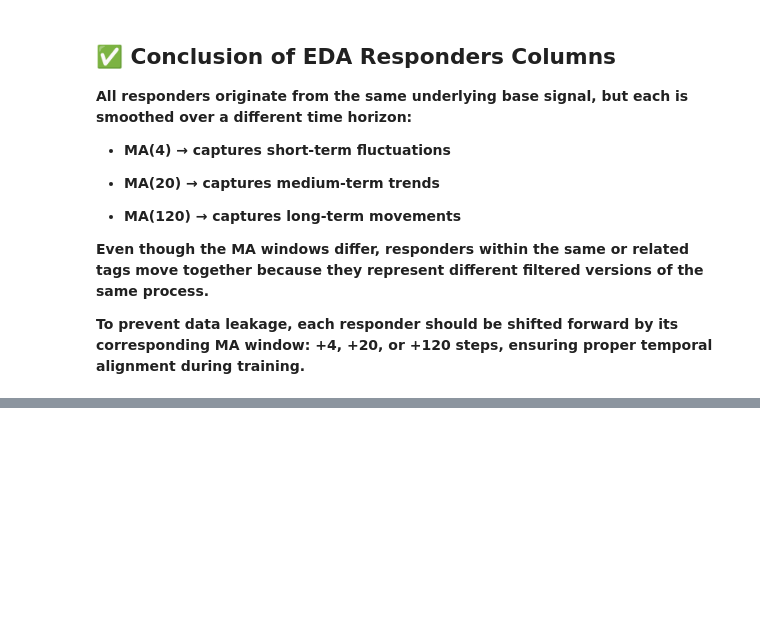
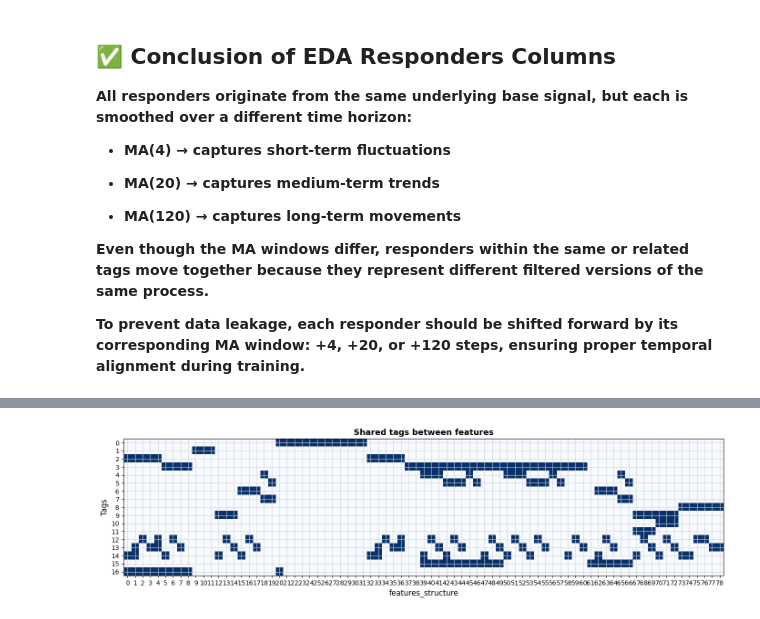
Before and after one commit to MohamedZakariaaFouda/Jane_Street_Competition, a Jupyter notebook: notebooks/end-to-end-data-science-life-cycle.ipynb, the cells around one changed output, grey strips where cells are left out. Drawn from its saved outputs; the diff is of its cells as text; code cells hidden in the pictures; blank space fills up the shorter version.

```diff
--- a/notebooks/end-to-end-data-science-life-cycle.ipynb
+++ b/notebooks/end-to-end-data-science-life-cycle.ipynb
@@ -700,0 +705,4 @@ they’re simply different time-horizon views of the same hidden process.**
+# %%
+features_structure = pd.read_csv('/kaggle/input/jane-street-real-time-market-data-forecasting/features.csv')
+pd.reset_option("display.max_rows")
+features_structure
@@ -700,0 +723,18 @@ they’re simply different time-horizon views of the same hidden process.**
+# %%
+# PLot shared tags between features
+fig, ax = plt.subplots(figsize=(14,4))
+ax.imshow(features_structure.iloc[:, 1:].T, cmap="Blues", aspect="auto")
+
+# x-axis: features
+ax.set_xticks(np.arange(features_structure.shape[0]))
+# y-axis: tags
+ax.set_yticks(np.arange(features_structure.shape[1]-1))
+
+plt.title("Shared tags between features", fontsize=13, fontweight="bold")
+ax.set_xlabel("features_structure", fontsize=12)
+ax.set_ylabel("Tags", fontsize=12)
+plt.grid(color = 'lightgrey')
+plt.tight_layout()
+plt.show()
+# %% [output]
+[figure, added]
```
Also changed, not shown: parts of 9 cells of this notebook.
